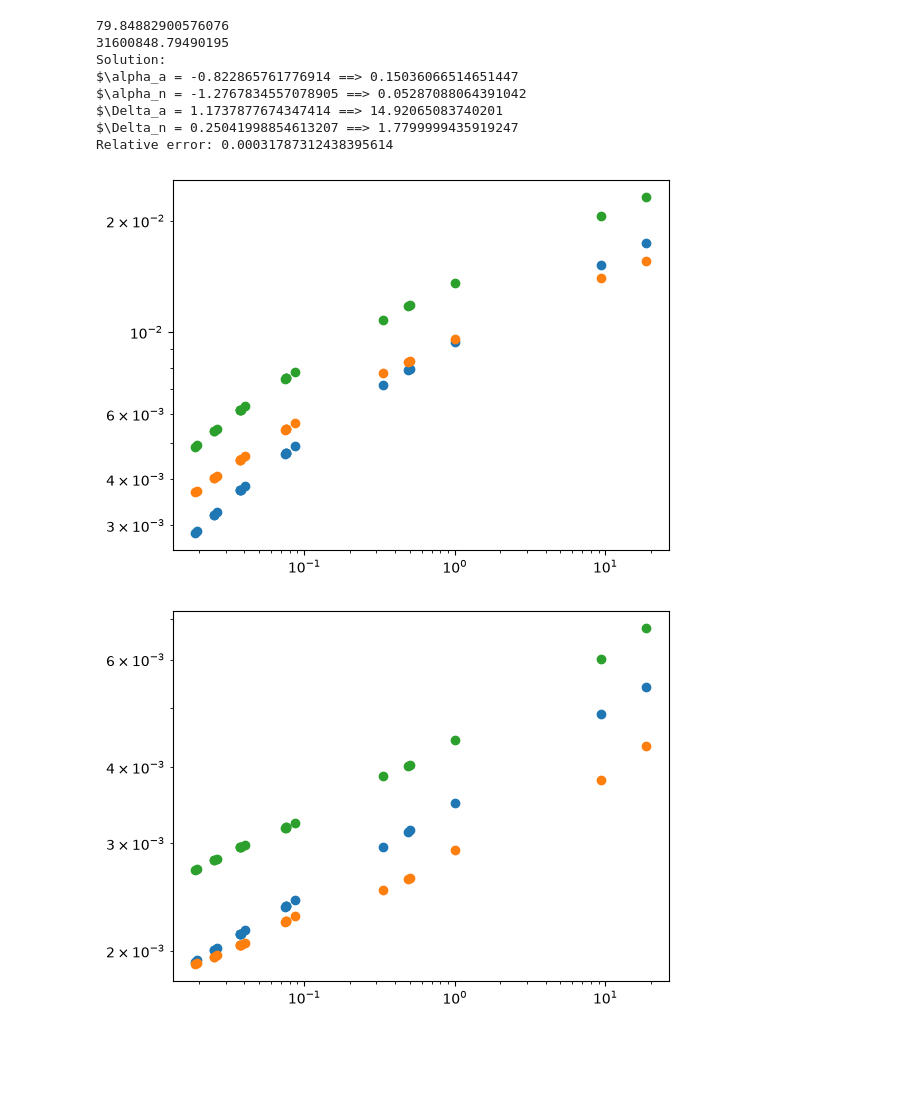
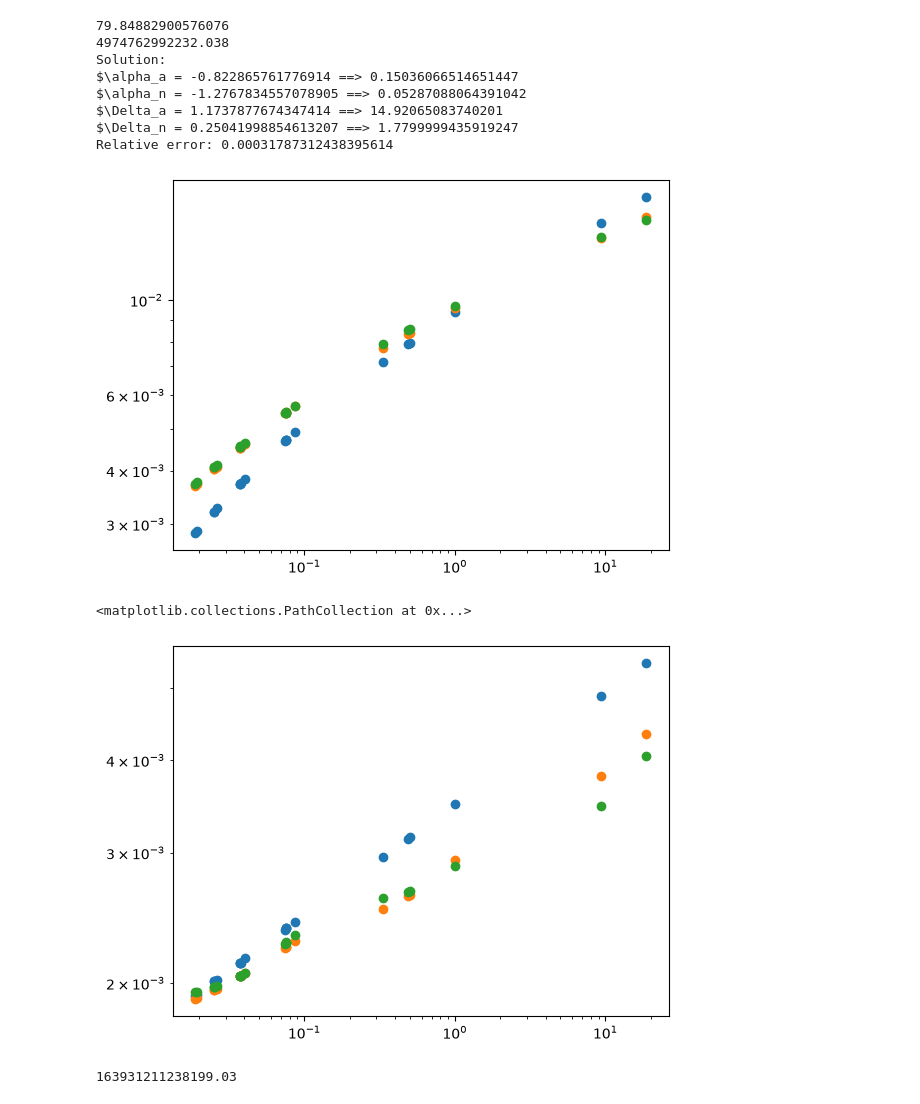
Before and after one commit to maxime-rousselet-cnes/gins_partials, a Jupyter notebook: initial_value_guess.ipynb, the cells around one changed output. Saved outputs shown, nothing was run; the diff lists cells and outputs as text; code cells hidden in the pictures; blank space fills up the shorter version.

```diff
--- a/initial_value_guess.ipynb
+++ b/initial_value_guess.ipynb
@@ -119,43 +119,57 @@ print(
     / 365.25
 )
 print(
-    "Solution:\n" + "\n".join(f"{parameter} = {value} ==> {10**value}" for parameter, value in zip(tabs.keys(), x))
+    "Solution:\n"
+    + "\n".join(
+        f"{parameter} = {value} ==> {10**value}" for parameter, value in zip(tabs.keys(), x)
+    )
 )
 print("Relative error:", cost / REFERENCE_K2)
 xscale("log")
 yscale("log")
 scatter(1 / tide_angular_frequencies_to_cycle_per_yr(), k2_reference.real - 0.2979822)
 scatter(
     1 / tide_angular_frequencies_to_cycle_per_yr(),
     predict(x).real - 0.2979822,
 )
 scatter(
     1 / tide_angular_frequencies_to_cycle_per_yr(),
-    predict([x[0], x[1]+0.2, x[2], x[3]]).real - 0.2979822,
+    predict([-0.7695, -1.3, 1.17, 0.4]).real - 0.2979822,
 )
 show()
 
 xscale("log")
 yscale("log")
 scatter(1 / tide_angular_frequencies_to_cycle_per_yr(), -k2_reference.imag)
 scatter(
     1 / tide_angular_frequencies_to_cycle_per_yr(),
     -predict(x).imag,
 )
 scatter(
     1 / tide_angular_frequencies_to_cycle_per_yr(),
-    -predict([x[0], x[1]+0.2, x[2], x[3]]).imag,
+    -predict([-0.7695, -1.3, 1.17, 0.4]).imag,
 )
-show()
 # %% [output]
 79.84882900576076
-31600848.79490195
+4974762992232.038
 Solution:
 $\alpha_a = -0.822865761776914 ==> 0.15036066514651447
 $\alpha_n = -1.2767834557078905 ==> 0.05287088064391042
 $\Delta_a = 1.1737877674347414 ==> 14.92065083740201
 $\Delta_n = 0.25041998854613207 ==> 1.7799999435919247
 Relative error: 0.00031787312438395614
-[figure, old version]
+[figure, new version]
+<matplotlib.collections.PathCollection at 0x...>
-[figure, old version]
+[figure, new version]
+# %%
+from alna.rheological_formulas import find_tau_m_sup
+
+print(
+    find_tau_m_sup(omega_m_inf=3.09e-4, period_unit=1, alpha=10 ** (-1.3), delta=10**0.4, q_mu=300)
+    / 3600
+    / 24
+    / 365.25
+)
+# %% [output]
+163931211238199.03
 # %%
```
Also changed, not shown: parts of 1 cell of this notebook, 12 other files.
